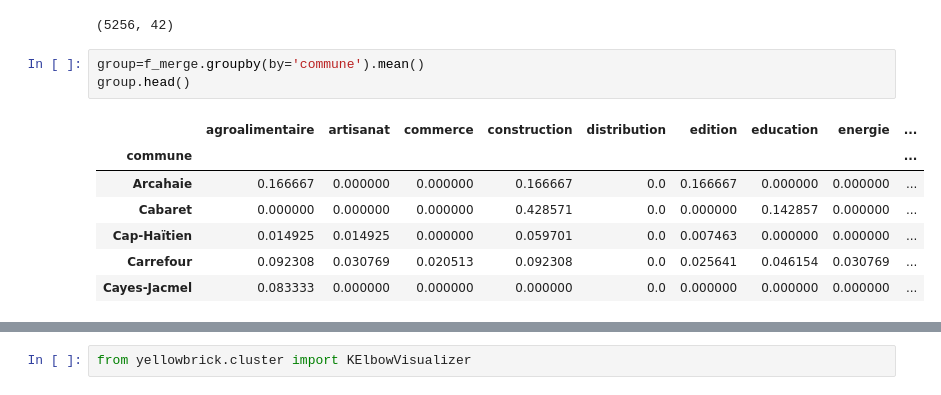
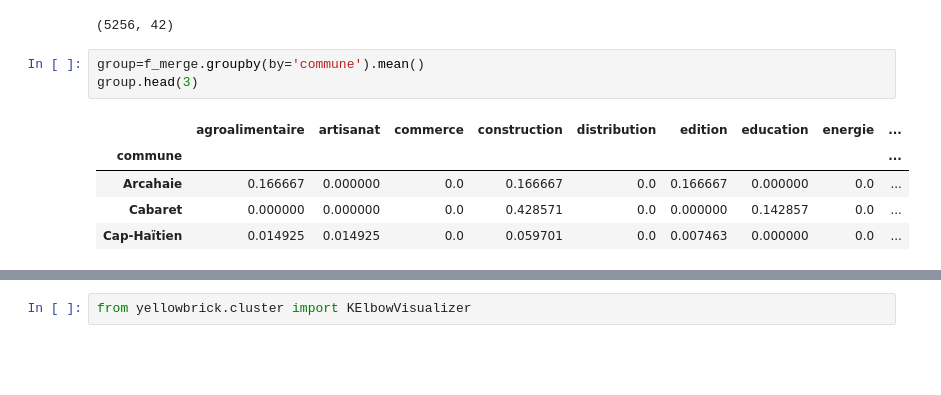
Before and after one commit to Ldave01/Best_Place_For_Business, a Jupyter notebook: eda.ipynb, the cells around one changed output, grey strips where cells are left out. Saved outputs shown, nothing was run; the diff lists cells and outputs as text; blank space fills up the shorter version.

```diff
--- a/eda.ipynb
+++ b/eda.ipynb
@@ -480,15 +496,13 @@ f_merge.shape
 (5256, 42)
 # %%
 group=f_merge.groupby(by='commune').mean()
-group.head()
+group.head(3)
 # %% [output]
 |  | agroalimentaire | artisanat | commerce | construction | distribution | edition | education | energie | ... |
 | commune |  |  |  |  |  |  |  |  | ... |
-| Arcahaie | 0.166667 | 0.000000 | 0.000000 | 0.166667 | 0.0 | 0.166667 | 0.000000 | 0.000000 | ... |
-| Cabaret | 0.000000 | 0.000000 | 0.000000 | 0.428571 | 0.0 | 0.000000 | 0.142857 | 0.000000 | ... |
-| Cap-Haïtien | 0.014925 | 0.014925 | 0.000000 | 0.059701 | 0.0 | 0.007463 | 0.000000 | 0.000000 | ... |
-| Carrefour | 0.092308 | 0.030769 | 0.020513 | 0.092308 | 0.0 | 0.025641 | 0.046154 | 0.030769 | ... |
-| Cayes-Jacmel | 0.083333 | 0.000000 | 0.000000 | 0.000000 | 0.0 | 0.000000 | 0.000000 | 0.000000 | ... |
+| Arcahaie | 0.166667 | 0.000000 | 0.0 | 0.166667 | 0.0 | 0.166667 | 0.000000 | 0.0 | ... |
+| Cabaret | 0.000000 | 0.000000 | 0.0 | 0.428571 | 0.0 | 0.000000 | 0.142857 | 0.0 | ... |
+| Cap-Haïtien | 0.014925 | 0.014925 | 0.0 | 0.059701 | 0.0 | 0.007463 | 0.000000 | 0.0 | ... |
 # %%
 # import k-means from clustering stage
 from sklearn.cluster import KMeans
```
Also changed, not shown: parts of 13 cells of this notebook, 1 other file.
